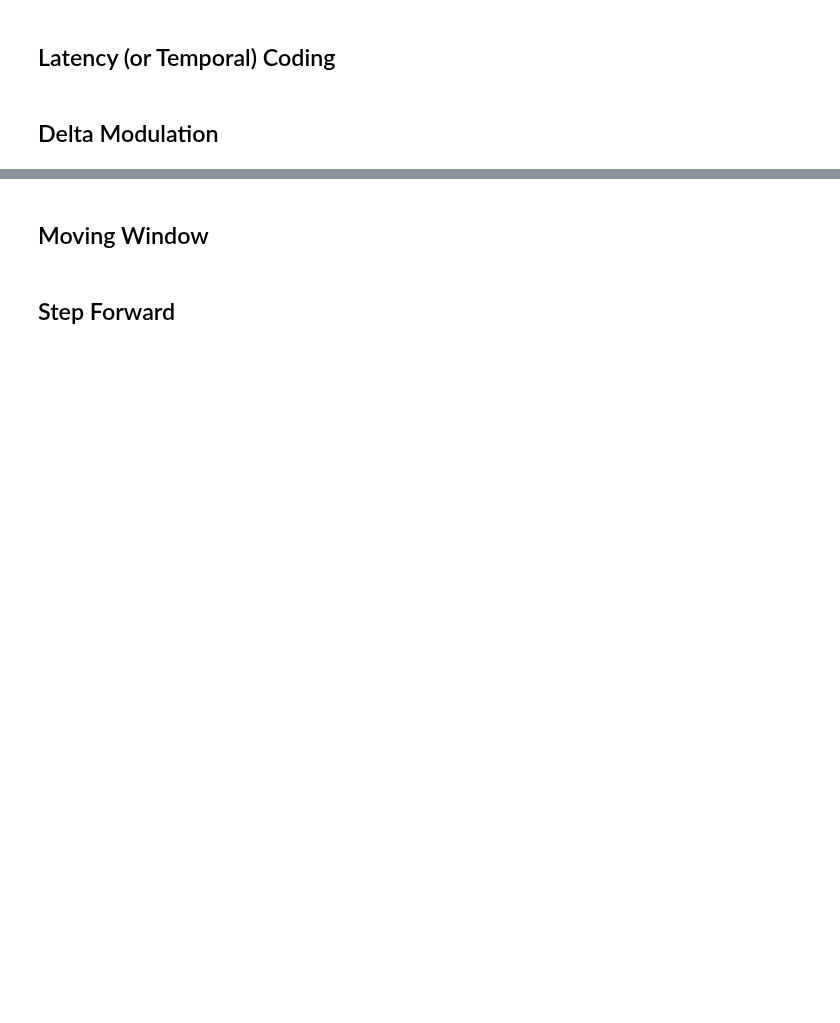
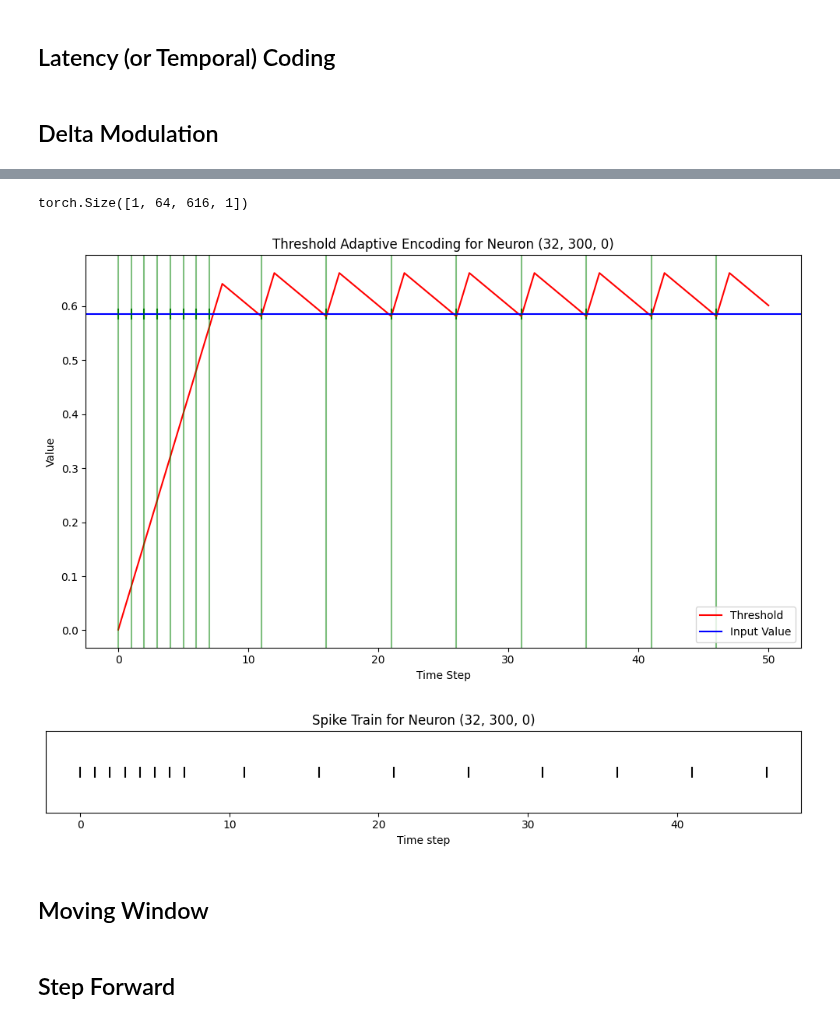
Before and after one commit to unipd-human-data/env-soundnet, a Jupyter notebook: Preprocessing.ipynb, the cells around one changed output, grey strips where cells are left out. Saved outputs shown, nothing was run; the diff lists cells and outputs as text; code cells hidden in the pictures; blank space fills up the shorter version.

Commit message:
done threshold adaptive encoding

```diff
--- a/Preprocessing.ipynb
+++ b/Preprocessing.ipynb
@@ -432,0 +494,9 @@ torch.Size([50, 39424])
+# %%
+thresholdEncoder = ThresholdAdaptiveEncoder(threshold_init=0.001, threshold_increase=0.1, threshold_decay=0.02)
+
+X_train_threshold_batch = X_train[0:1]
+
+threshold_encoded_spikes = thresholdEncoder.encode(data=X_train_threshold_batch,
+                                                    num_steps=50)
+
+print(threshold_encoded_spikes.shape)
@@ -432,0 +505,8 @@ torch.Size([50, 39424])
+# %%
+for i in range(threshold_encoded_spikes.shape[0]):
+    sample = threshold_encoded_spikes[i].squeeze(0).squeeze(-1)  # shape [64, 616]
+
+    num_ones = (sample == 1).sum().item()
+    num_zeros = (sample == 0).sum().item()
+
+    print(f"Iter {i+1}: Number of 1s = {num_ones}, Number of 0s = {num_zeros}")
@@ -433,3 +593,10 @@ torch.Size([50, 39424])
+# %%
+print(X_train_threshold_batch.shape)
+visualize_threshold_encoding(X_train_threshold_batch, thresholdEncoder, num_steps=50, neuron_idx=(32, 300, 0))
+# %% [output]
+torch.Size([1, 64, 616, 1])
+[figure, added]
+[figure, added]
 # %% [markdown]
 ## Moving Window
 # %% [markdown]
```
Also changed, not shown: parts of 15 cells of this notebook.
